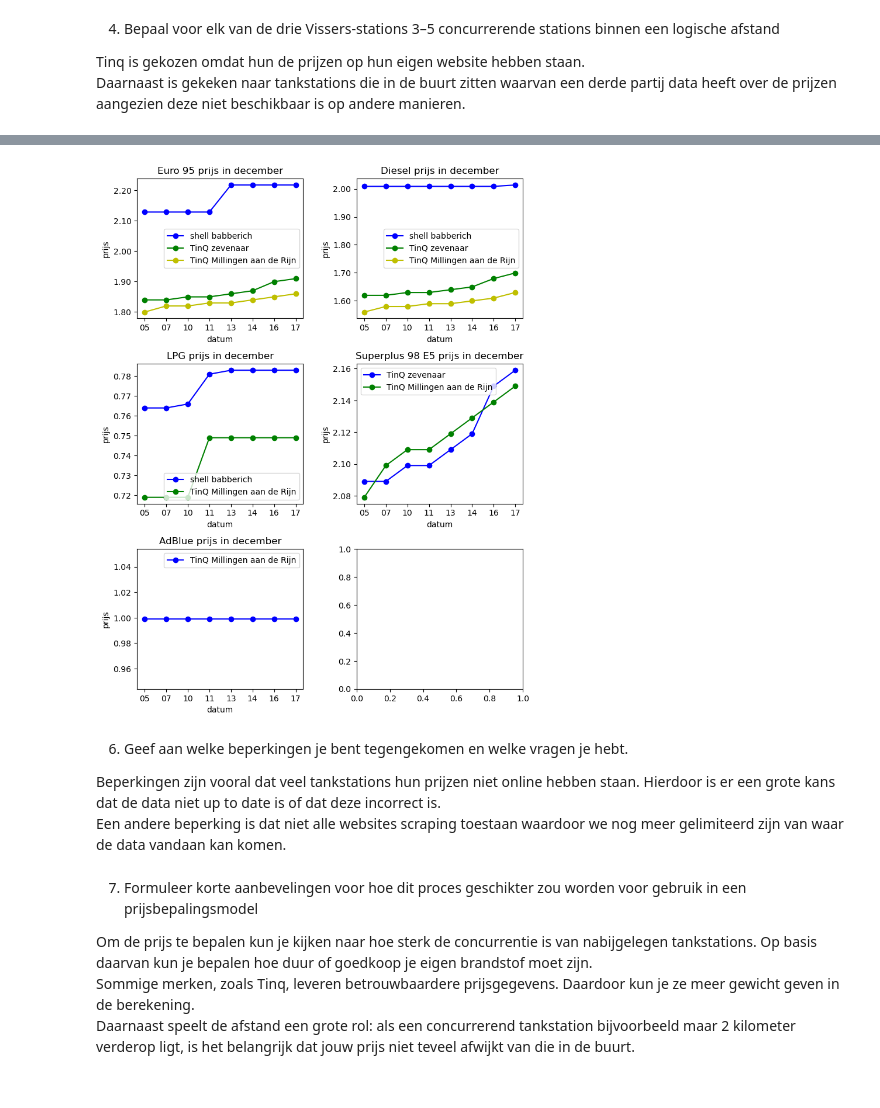
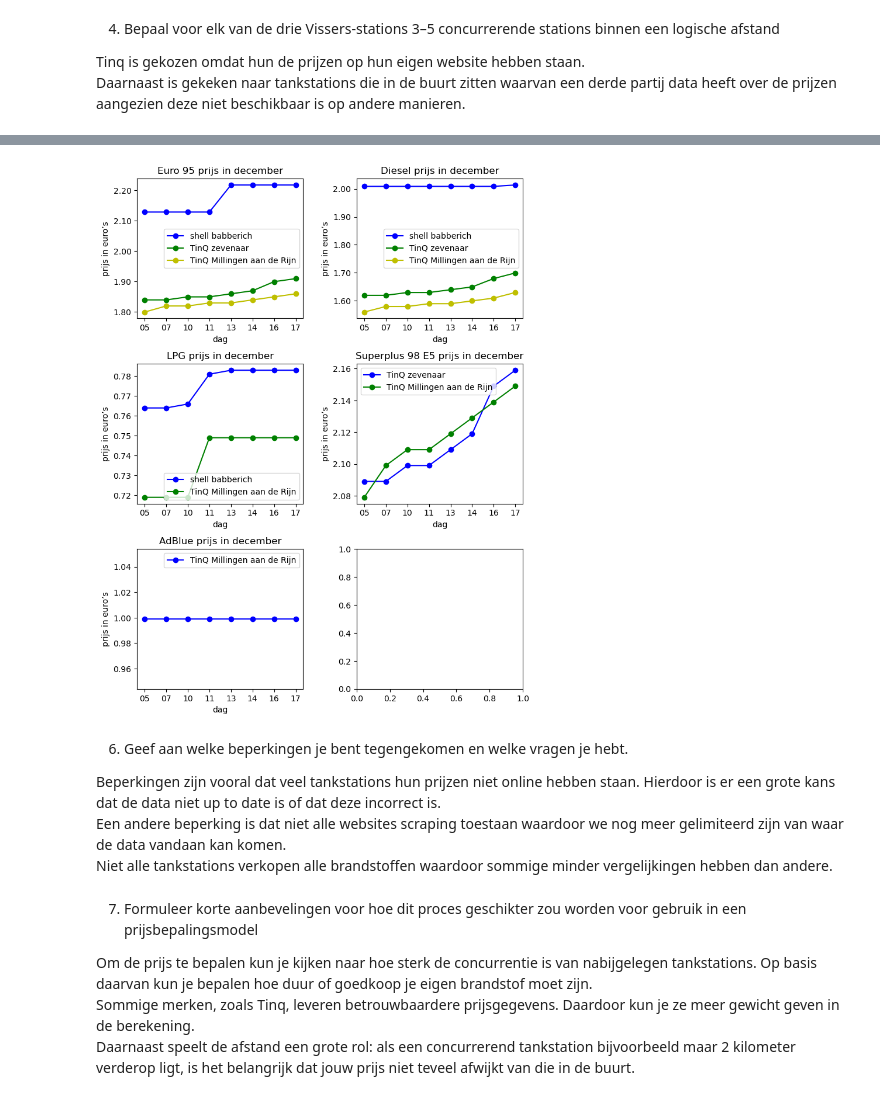
Before and after one commit to Renzo128/VissersEnergy, a Jupyter notebook: Vissers Energy Group.ipynb, the cells around one changed output, grey strips where cells are left out. Saved outputs shown, nothing was run; the diff lists cells and outputs as text; code cells hidden in the pictures.

```diff
--- a/Vissers Energy Group.ipynb
+++ b/Vissers Energy Group.ipynb
@@ -229,8 +229,8 @@ for x in range(0,3):
                 axs[x, y].yaxis.set_major_formatter(FormatStrFormatter('%.2f'))
                 j = j + 1
             axs[x, y].set_title(f'{fuels[i]} prijs in december')
-            axs[x, y].set_xlabel('datum')
-            axs[x, y].set_ylabel('prijs')
+            axs[x, y].set_xlabel('dag')
+            axs[x, y].set_ylabel('prijs in euro’s')
             axs[x, y].legend()
 
         i = i + 1
@@ -257,8 +257,8 @@ for x in range(0,3):
                 axs[x, y].yaxis.set_major_formatter(FormatStrFormatter('%.2f'))
                 j = j + 1
             axs[x, y].set_title(f'{fuels[i]} prijs in december')
-            axs[x, y].set_xlabel('datum')
-            axs[x, y].set_ylabel('prijs')
+            axs[x, y].set_xlabel('dag')
+            axs[x, y].set_ylabel('prijs in euro’s')
             axs[x, y].legend()
         i = i + 1
 fig.tight_layout(pad=3.5)
@@ -268,35 +268,37 @@ plt.show()
 # %%
 
 #Esso Vissers Bergh Noord
 df_bergh = df[df['koppelbedrijf'] == 'Esso Vissers Bergh Noord']
 fuels = df_bergh.brandstof.unique()
 fig, axs = plt.subplots(3,2,figsize=(8,10))
 fig.tight_layout(pad=3.5)
 i = 0
 #Data visualiseren
 for x in range(0,3):
     for y in range(0,2):
         if i != 5:
             df_fuel = df_bergh[df_bergh['brandstof']== fuels[i]]
             j = 0
             for station in df_fuel.Naam.unique():
                 df_station = df_fuel[df_fuel['Naam'] == station]
                 axs[x, y].plot(df_station.day, df_station.prijs.sort_values(), label=station, marker='o',color=kleuren[j])
                 axs[x, y].yaxis.set_major_formatter(FormatStrFormatter('%.2f'))
                 j = j + 1
             axs[x, y].set_title(f'{fuels[i]} prijs in december')
-            axs[x, y].set_xlabel('datum')
-            axs[x, y].set_ylabel('prijs')
+            axs[x, y].set_xlabel('dag')
+            axs[x, y].set_ylabel('prijs in euro’s')
             axs[x, y].legend()
             i = i + 1
 plt.show()
 # %% [output]
-[figure, old version]
+[figure, new version]
 # %% [markdown]
 6. Geef aan welke beperkingen je bent tegengekomen en welke vragen je hebt.<br>
 
 Beperkingen zijn vooral dat veel tankstations hun prijzen niet online hebben staan. Hierdoor is er een grote kans dat de data niet up to date is of dat deze incorrect is.<br>
 Een andere beperking is dat niet alle websites scraping toestaan waardoor we nog meer gelimiteerd zijn van waar de data vandaan kan komen.
+<br>
+Niet alle tankstations verkopen alle brandstoffen waardoor sommige minder vergelijkingen hebben dan andere.
 # %% [markdown]
 7. Formuleer korte aanbevelingen voor hoe dit proces geschikter zou worden voor gebruik in
 een prijsbepalingsmodel
```
Also changed, not shown: parts of 2 cells of this notebook.
